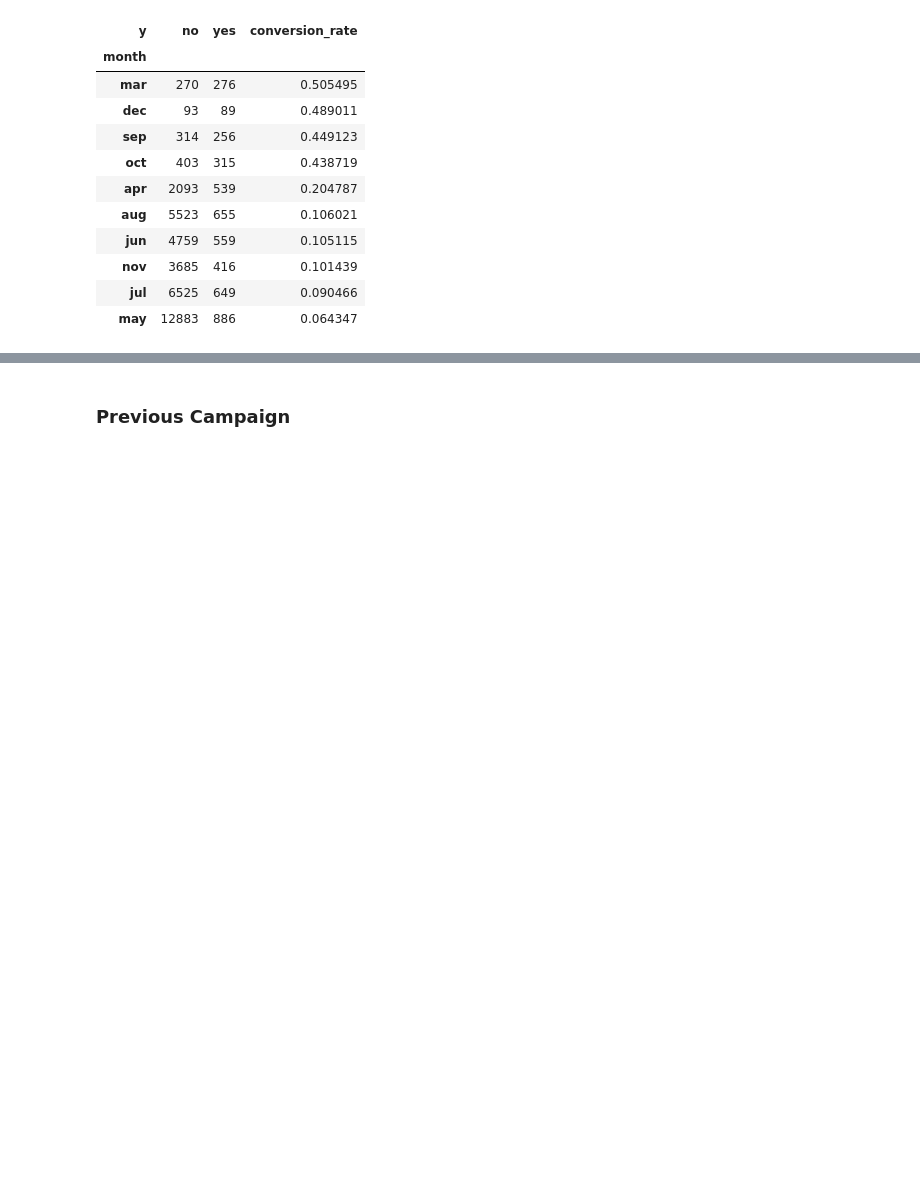
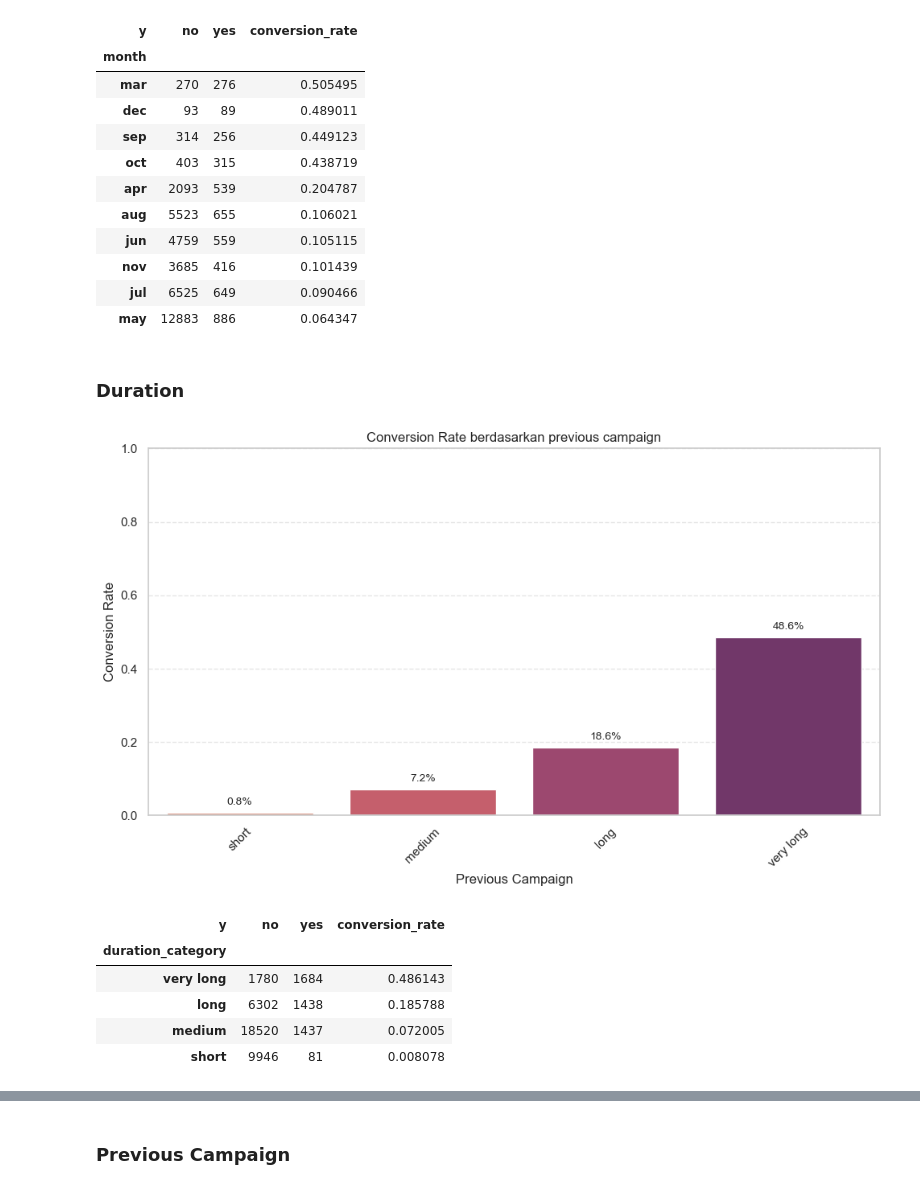
Before and after one commit to akmalraafid25/BetaGroup_JC_DS_OL_FinalProject, a Jupyter notebook: FinalProject.ipynb, the cells around one changed output, grey strips where cells are left out. Drawn from its saved outputs; the diff is of its cells as text; code cells hidden in the pictures; blank space fills up the shorter version.

```diff
--- a/FinalProject.ipynb
+++ b/FinalProject.ipynb
@@ -165,6 +165,8 @@ Catatan:
 # %%
 import pandas as pd
 import warnings
+
+pd.set_option('display.max_columns', None)
 warnings.filterwarnings('ignore')
 # %%
 df = pd.read_csv('bank-additional-full.csv', sep= ';')
@@ -840,3 +952,48 @@ month_conversion_sorted
 | nov | 3685 | 416 | 0.101439 |
 | jul | 6525 | 649 | 0.090466 |
 | may | 12883 | 886 | 0.064347 |
+# %% [markdown]
+### Duration
+# %%
+# Hitung jumlah total dan jumlah yang 'yes' untuk tiap pekerjaan
+duration_conversion = df.groupby('duration_category')['y'].value_counts().unstack().fillna(0)
+duration_conversion['conversion_rate'] = duration_conversion['yes'] / (duration_conversion['yes'] + duration_conversion['no'])
+
+# Urutkan dari yang tertinggi
+duration_conversion_sorted = duration_conversion.sort_values(by='conversion_rate', ascending=False)
+
+# Visualisasi
+plt.figure(figsize=(10, 6))
+bars = sns.barplot(
+    x=duration_conversion_sorted.index,
+    y=duration_conversion_sorted['conversion_rate'],
+    palette='flare'
+)
+
+# Tambahkan label persentase di atas batang
+for bar in bars.patches:
+    height = bar.get_height()
+    bars.annotate(f'{height:.1%}',
+                  xy=(bar.get_x() + bar.get_width() / 2, height),
+                  xytext=(0, 5),
+                  textcoords='offset points',
+                  ha='center', va='bottom', fontsize=10)
+
+# Format plot
+plt.title('Conversion Rate berdasarkan previous campaign')
+plt.xlabel('Previous Campaign')
+plt.ylabel('Conversion Rate')
+plt.xticks(rotation=45)
+plt.ylim(0, 1)
+plt.grid(True, axis='y', linestyle='--', alpha=0.5)
+plt.tight_layout()
+plt.show()
+duration_conversion_sorted
+# %% [output]
+[figure, added]
+| y | no | yes | conversion_rate |
+| duration_category |  |  |  |
+| very long | 1780 | 1684 | 0.486143 |
+| long | 6302 | 1438 | 0.185788 |
+| medium | 18520 | 1437 | 0.072005 |
+| short | 9946 | 81 | 0.008078 |
```
Also changed, not shown: parts of 22 cells of this notebook.
